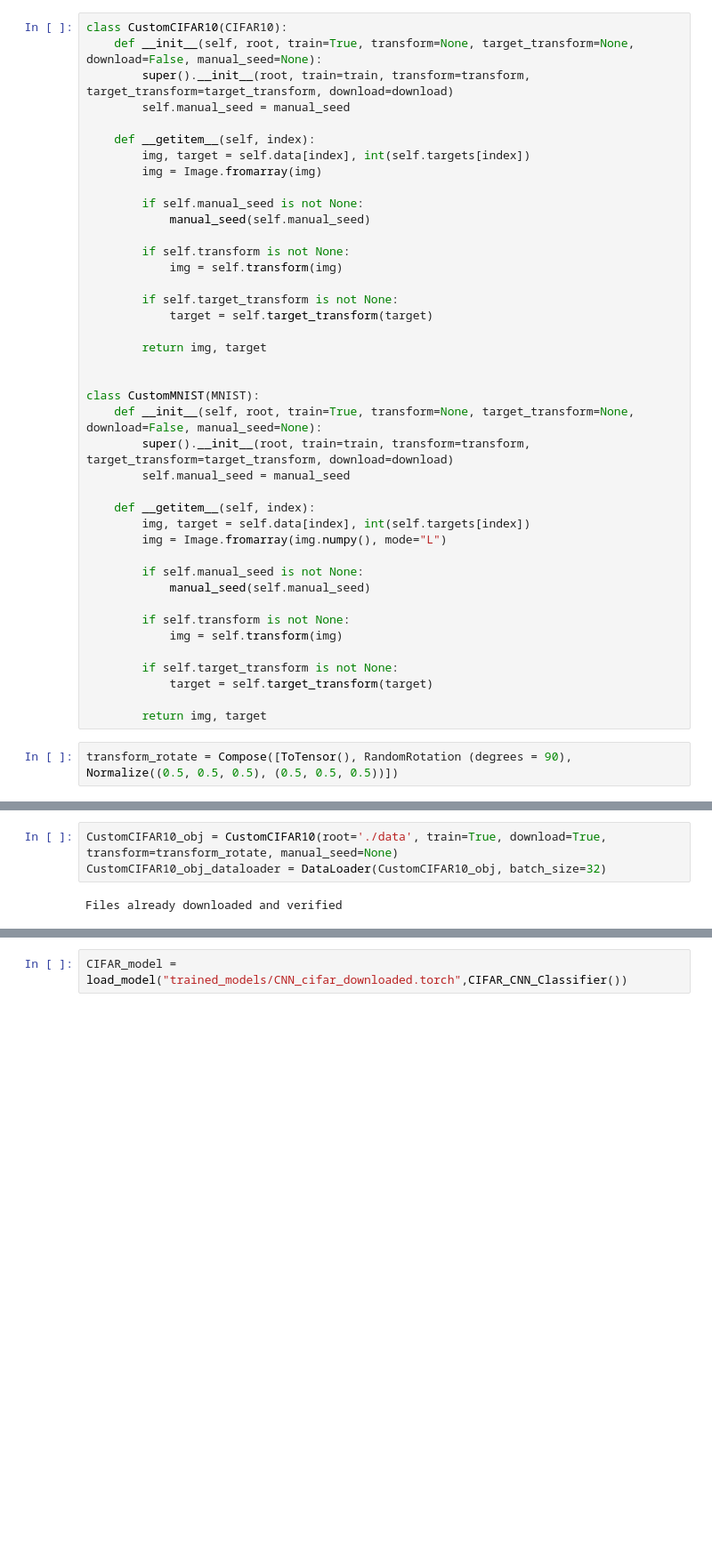
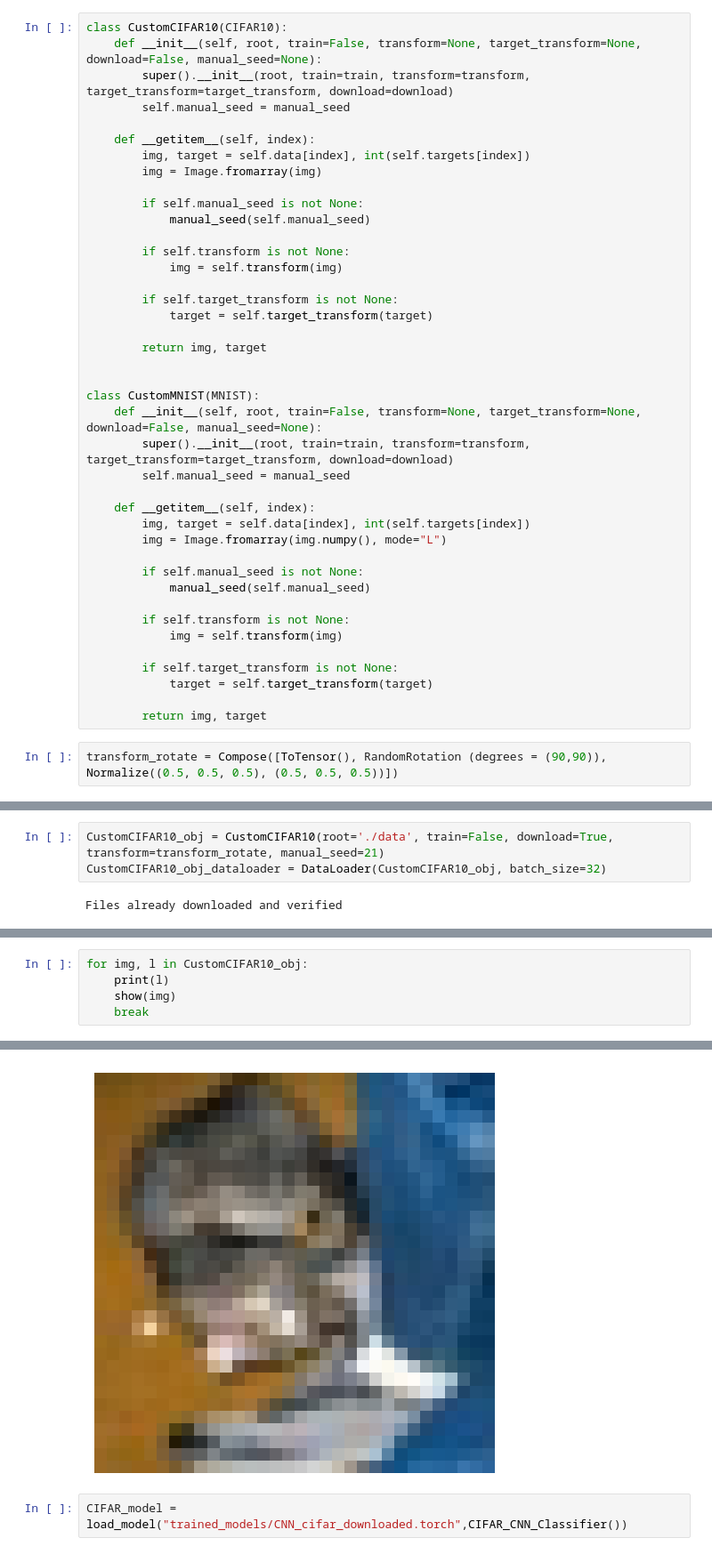
Before and after one commit to ranUser01/TinyML, a Jupyter notebook: Detection with dataloaders.ipynb, the cells around one changed output, grey strips where cells are left out. Shown at 89% size. Saved outputs shown, nothing was run; the diff lists cells and outputs as text; blank space fills up the shorter version.

```diff
--- a/Detection with dataloaders.ipynb
+++ b/Detection with dataloaders.ipynb
@@ -34,7 +34,7 @@ test_dataloader = DataLoader(test_dataset, batch_size=32, shuffle=True)
 Files already downloaded and verified
 # %%
 class CustomCIFAR10(CIFAR10):
-    def __init__(self, root, train=True, transform=None, target_transform=None, download=False, manual_seed=None):
+    def __init__(self, root, train=False, transform=None, target_transform=None, download=False, manual_seed=None):
         super().__init__(root, train=train, transform=transform, target_transform=target_transform, download=download)
         self.manual_seed = manual_seed
 
@@ -55,7 +55,7 @@ class CustomCIFAR10(CIFAR10):
 
 
 class CustomMNIST(MNIST):
-    def __init__(self, root, train=True, transform=None, target_transform=None, download=False, manual_seed=None):
+    def __init__(self, root, train=False, transform=None, target_transform=None, download=False, manual_seed=None):
         super().__init__(root, train=train, transform=transform, target_transform=target_transform, download=download)
         self.manual_seed = manual_seed
 
@@ -74,4 +74,4 @@ class CustomMNIST(MNIST):
 
         return img, target
 # %%
-transform_rotate = Compose([ToTensor(), RandomRotation (degrees = 90),  Normalize((0.5, 0.5, 0.5), (0.5, 0.5, 0.5))])
+transform_rotate = Compose([ToTensor(), RandomRotation (degrees = (90,90)),  Normalize((0.5, 0.5, 0.5), (0.5, 0.5, 0.5))])
@@ -78,5 +80,5 @@ transform_rotate = Compose([ToTensor(), RandomRotation (degrees = 90),  Normaliz
 # %%
-CustomCIFAR10_obj = CustomCIFAR10(root='./data', train=True, download=True, transform=transform_rotate, manual_seed=None)
+CustomCIFAR10_obj = CustomCIFAR10(root='./data', train=False, download=True, transform=transform_rotate, manual_seed=21)
 CustomCIFAR10_obj_dataloader = DataLoader(CustomCIFAR10_obj, batch_size=32)
 # %% [output]
 Files already downloaded and verified
@@ -82,0 +93,6 @@ Files already downloaded and verified
+# %%
+for img, l in CustomCIFAR10_obj:
+    print(l)
+    show(img)
+    break
+# %% [output]
@@ -83,3 +100,4 @@ Files already downloaded and verified
+[figure, added]
 # %%
 CIFAR_model = load_model("trained_models/CNN_cifar_downloaded.torch",CIFAR_CNN_Classifier())
 # %%
```
Also changed, not shown: parts of 8 cells of this notebook, 3 other files.
